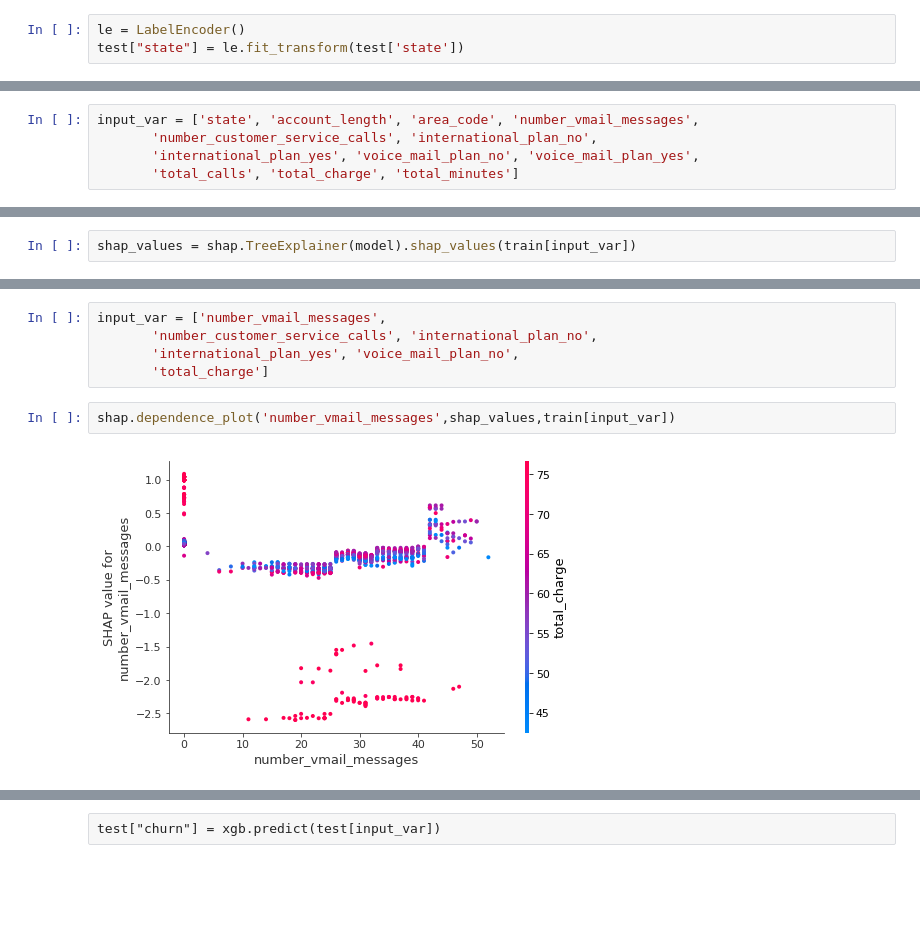
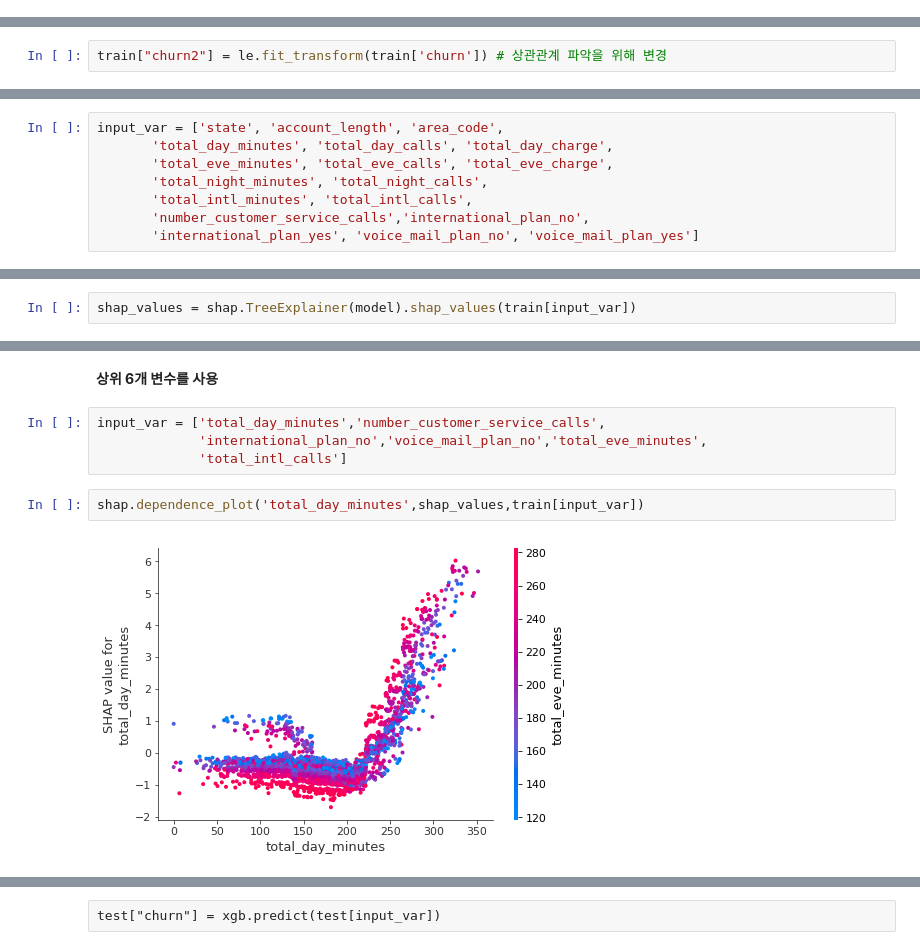
Before and after one commit to jaaaamj0711/kaggle_study, a Jupyter notebook: customer/Customer Churn Prediction.ipynb, the cells around one changed output, grey strips where cells are left out. Drawn from its saved outputs; the diff is of its cells as text; blank space fills up the shorter version.

```diff
--- a/customer/Customer Churn Prediction.ipynb
+++ b/customer/Customer Churn Prediction.ipynb
@@ -237,3 +228,0 @@ train["total_minutes"] = train["total_day_minutes"]+train["total_day_minutes"]+t
-# %%
-le = LabelEncoder()
-test["state"] = le.fit_transform(test['state'])
@@ -323,0 +299,2 @@ total_calls, total_eve_calls
+# %%
+train["churn2"] = le.fit_transform(train['churn']) # 상관관계 파악을 위해 변경
@@ -324,5 +331,8 @@ total_calls, total_eve_calls
 # %%
-input_var = ['state', 'account_length', 'area_code', 'number_vmail_messages',
-       'number_customer_service_calls', 'international_plan_no',
-       'international_plan_yes', 'voice_mail_plan_no', 'voice_mail_plan_yes',
-       'total_calls', 'total_charge', 'total_minutes']
+input_var = ['state', 'account_length', 'area_code',
+       'total_day_minutes', 'total_day_calls', 'total_day_charge',
+       'total_eve_minutes', 'total_eve_calls', 'total_eve_charge',
+       'total_night_minutes', 'total_night_calls',
+       'total_intl_minutes', 'total_intl_calls',
+       'number_customer_service_calls','international_plan_no',
+       'international_plan_yes', 'voice_mail_plan_no', 'voice_mail_plan_yes']
@@ -352,9 +364,10 @@ shap.summary_plot(shap_values,train[input_var],plot_type='bar')
+# %% [markdown]
+**상위 6개 변수를 사용**
 # %%
-input_var = ['number_vmail_messages',
-       'number_customer_service_calls', 'international_plan_no',
-       'international_plan_yes', 'voice_mail_plan_no',
-       'total_charge']
+input_var = ['total_day_minutes','number_customer_service_calls',
+             'international_plan_no','voice_mail_plan_no','total_eve_minutes',
+             'total_intl_calls']
 # %%
-shap.dependence_plot('number_vmail_messages',shap_values,train[input_var])
+shap.dependence_plot('total_day_minutes',shap_values,train[input_var])
 # %% [output]
-[figure, old version]
+[figure, new version]
```
Also changed, not shown: parts of 52 cells of this notebook, 1 other file.
